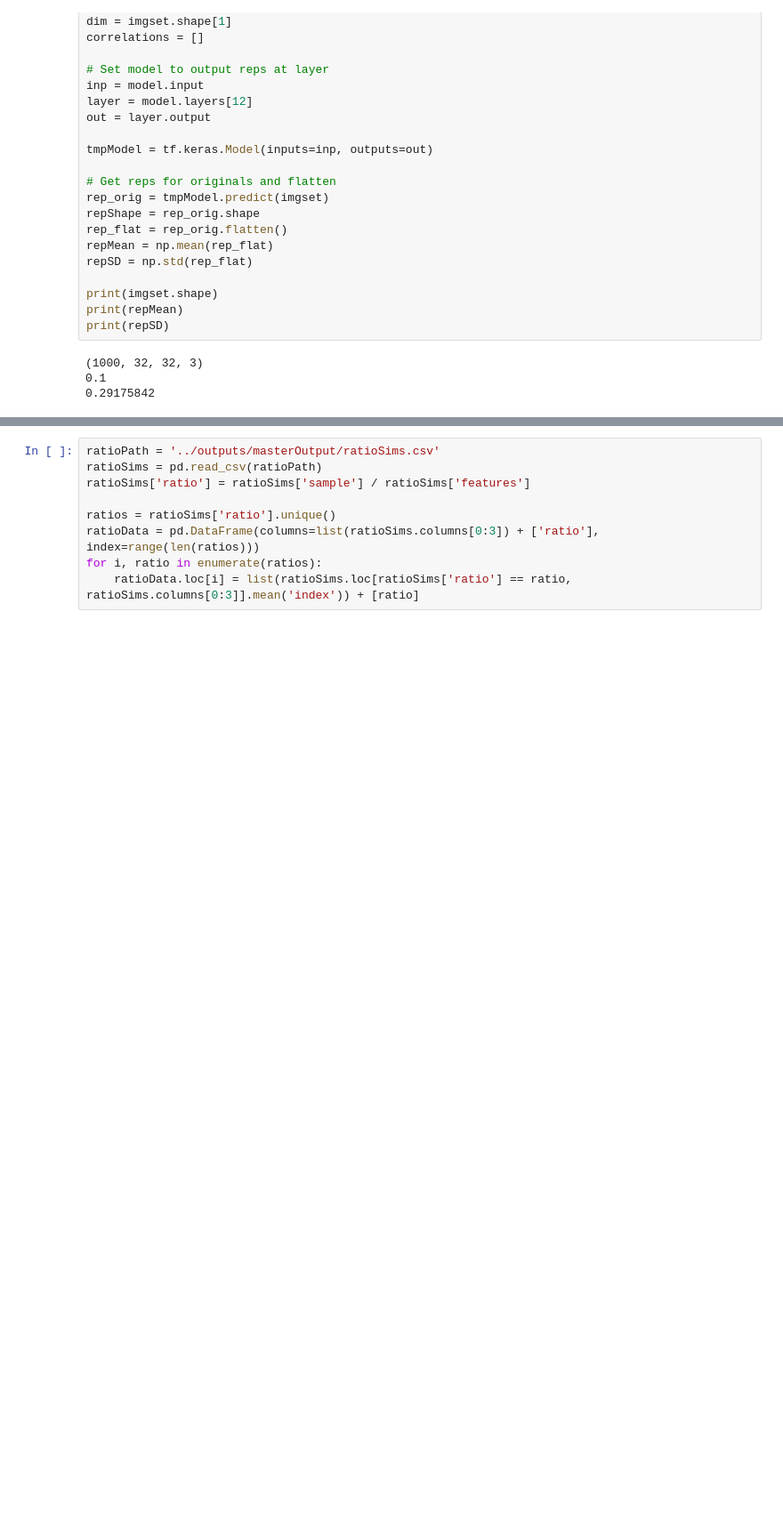
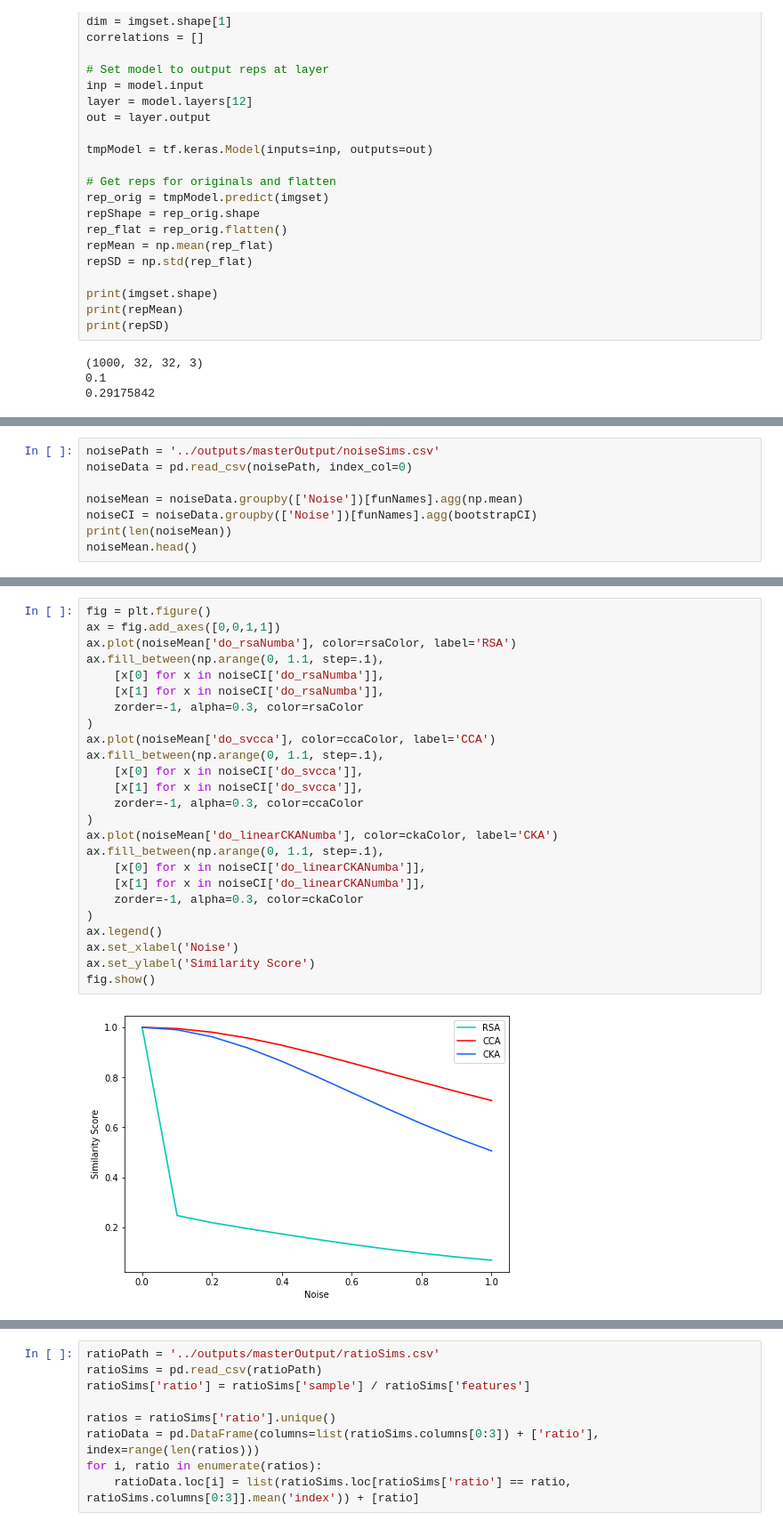
Before and after one commit to VandyCatLab/modelzoo, a Jupyter notebook: notebooks/MasterbookJason.ipynb, the cells around one changed output, grey strips where cells are left out. Shown at 89% size. Saved outputs shown, nothing was run; the diff lists cells and outputs as text; blank space fills up the shorter version.

```diff
--- a/notebooks/MasterbookJason.ipynb
+++ b/notebooks/MasterbookJason.ipynb
@@ -228,0 +358,8 @@ SD 0.008351504341354534
+# %%
+noisePath = '../outputs/masterOutput/noiseSims.csv'
+noiseData = pd.read_csv(noisePath, index_col=0)
+
+noiseMean = noiseData.groupby(['Noise'])[funNames].agg(np.mean)
+noiseCI = noiseData.groupby(['Noise'])[funNames].agg(bootstrapCI)
+print(len(noiseMean))
+noiseMean.head()
@@ -229 +375,28 @@ SD 0.008351504341354534
+# %%
+fig = plt.figure()
+ax = fig.add_axes([0,0,1,1])
+ax.plot(noiseMean['do_rsaNumba'], color=rsaColor, label='RSA')
+ax.fill_between(np.arange(0, 1.1, step=.1),
+    [x[0] for x in noiseCI['do_rsaNumba']],
+    [x[1] for x in noiseCI['do_rsaNumba']],
+    zorder=-1, alpha=0.3, color=rsaColor
+)
+ax.plot(noiseMean['do_svcca'], color=ccaColor, label='CCA')
+ax.fill_between(np.arange(0, 1.1, step=.1),
+    [x[0] for x in noiseCI['do_svcca']],
+    [x[1] for x in noiseCI['do_svcca']],
+    zorder=-1, alpha=0.3, color=ccaColor
+)
+ax.plot(noiseMean['do_linearCKANumba'], color=ckaColor, label='CKA')
+ax.fill_between(np.arange(0, 1.1, step=.1),
+    [x[0] for x in noiseCI['do_linearCKANumba']],
+    [x[1] for x in noiseCI['do_linearCKANumba']],
+    zorder=-1, alpha=0.3, color=ckaColor
+)
+ax.legend()
+ax.set_xlabel('Noise')
+ax.set_ylabel('Similarity Score')
+fig.show()
+# %% [output]
+[figure, added]
 # %% [markdown]
```
Also changed, not shown: parts of 23 cells of this notebook.
